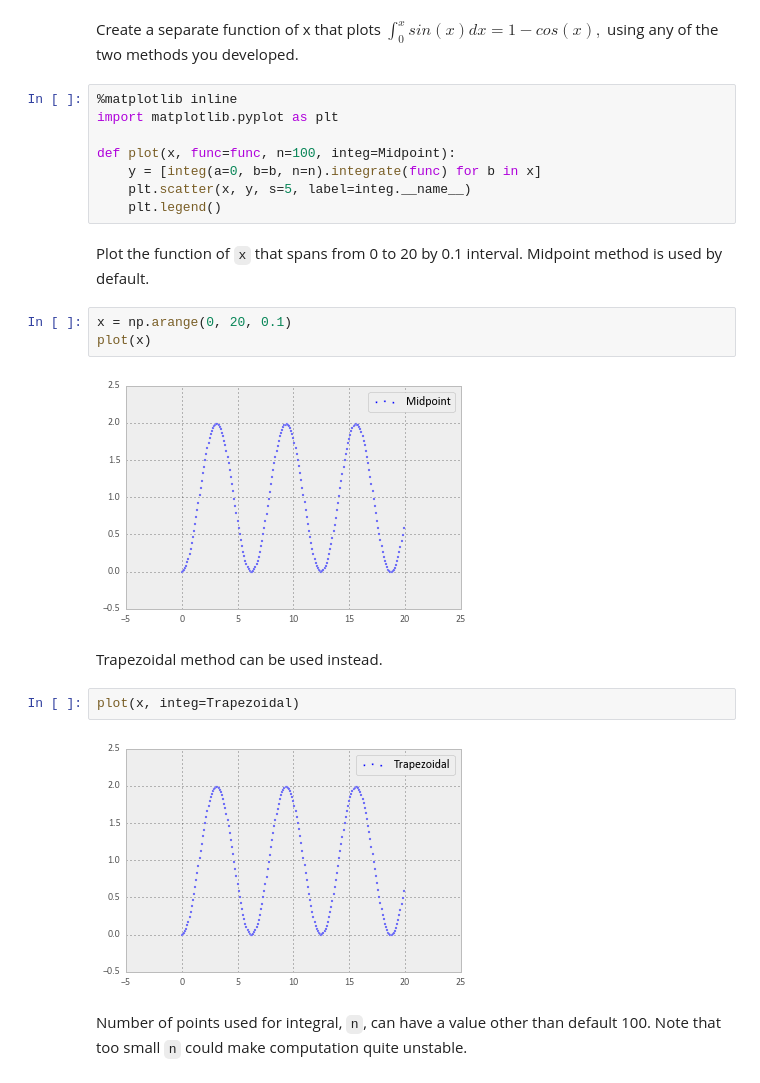
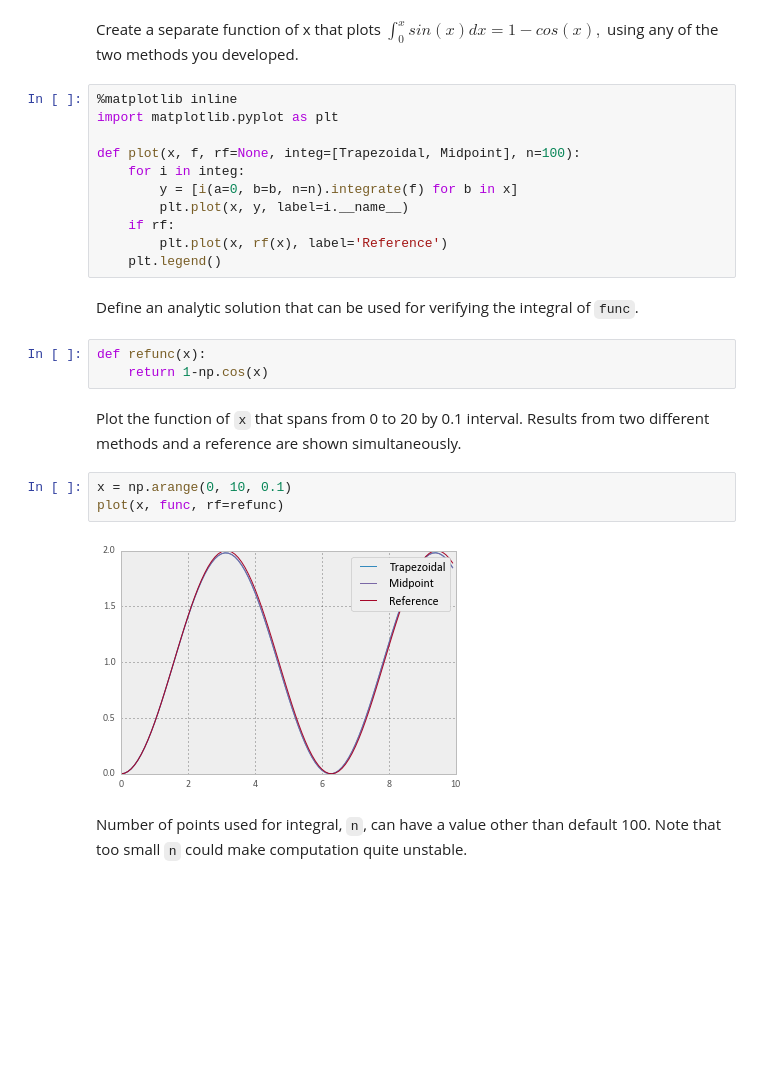
Before and after one commit to eabrasse/2014_Astr599_HW, a Jupyter notebook: tomyun/HW2.ipynb, the cells around one changed output. Saved outputs shown, nothing was run; the diff lists cells and outputs as text; blank space fills up the shorter version.

Commit message:
Update plots with interact

```diff
--- a/tomyun/HW2.ipynb
+++ b/tomyun/HW2.ipynb
@@ -83,22 +83,24 @@ using any of the two methods you developed.
 %matplotlib inline
 import matplotlib.pyplot as plt
 
-def plot(x, func=func, n=100, integ=Midpoint):
-    y = [integ(a=0, b=b, n=n).integrate(func) for b in x]
-    plt.scatter(x, y, s=5, label=integ.__name__)
+def plot(x, f, rf=None, integ=[Trapezoidal, Midpoint], n=100):
+    for i in integ:
+        y = [i(a=0, b=b, n=n).integrate(f) for b in x]
+        plt.plot(x, y, label=i.__name__)
+    if rf:
+        plt.plot(x, rf(x), label='Reference')
     plt.legend()
+# %% [markdown]
+Define an analytic solution that can be used for verifying the integral of `func`.
+# %%
+def refunc(x):
+    return 1-np.cos(x)
 # %% [markdown]
-Plot the function of `x` that spans from 0 to 20 by 0.1 interval. Midpoint method is used by default.
+Plot the function of `x` that spans from 0 to 20 by 0.1 interval. Results from two different methods and a reference are shown simultaneously.
 # %%
-x = np.arange(0, 20, 0.1)
-plot(x)
+x = np.arange(0, 10, 0.1)
+plot(x, func, rf=refunc)
 # %% [output]
-[figure, old version]
+[figure, new version]
-# %% [markdown]
-Trapezoidal method can be used instead.
-# %%
-plot(x, integ=Trapezoidal)
-# %% [output]
-[figure, removed]
 # %% [markdown]
 Number of points used for integral, `n`, can have a value other than default 100. Note that too small `n` could make computation quite unstable.
```
Also changed, not shown: parts of 2 cells of this notebook.
